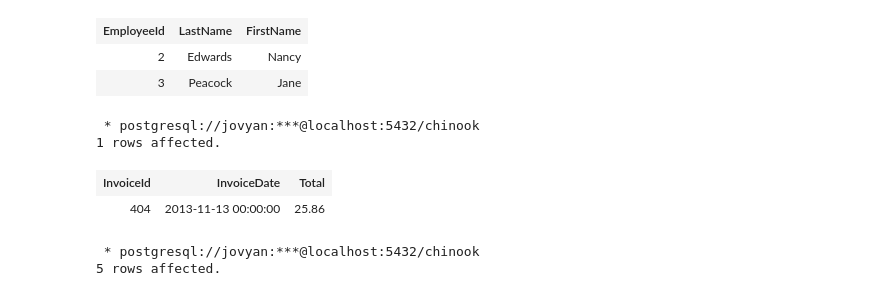
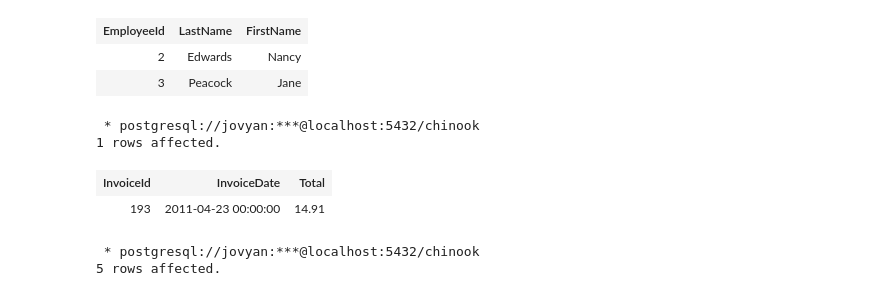
Before and after one commit to CodingTil/2022_23---Implementation-of-Databases---Exercises, a Jupyter notebook: exercise_1/exercise1_2223.ipynb, the cells around one changed output. Drawn from its saved outputs; the diff is of its cells as text; code cells hidden in the pictures.

```diff
--- a/exercise_1/exercise1_2223.ipynb
+++ b/exercise_1/exercise1_2223.ipynb
@@ -235,14 +242,20 @@ SQL:
 | 3 | Peacock | Jane |
 # %%
 # Query 3
-%sql SELECT i."InvoiceId", i."InvoiceDate", i."Total" \
-    FROM "Invoice" i \
-    ORDER BY i."Total" DESC LIMIT 1;
+%sql SELECT "InvoiceId", "InvoiceDate", "Total" \
+    FROM "Invoice" \
+    WHERE "BillingCountry" = 'Germany' \
+    EXCEPT \
+    SELECT a."InvoiceId", a."InvoiceDate", a."Total" \
+    FROM "Invoice" a, "Invoice" b \
+    WHERE a."BillingCountry" = 'Germany' \
+    AND b."BillingCountry" = 'Germany' \
+    AND a."Total" < b."Total";
 # %% [output]
  * postgresql://jovyan:***@localhost:5432/chinook
 1 rows affected.
 | InvoiceId | InvoiceDate | Total |
-| 404 | 2013-11-13 00:00:00 | 25.86 |
+| 193 | 2011-04-23 00:00:00 | 14.91 |
 # %%
 # Query 4
 %sql SELECT m.* \
```
Also changed, not shown: parts of 6 cells of this notebook.
